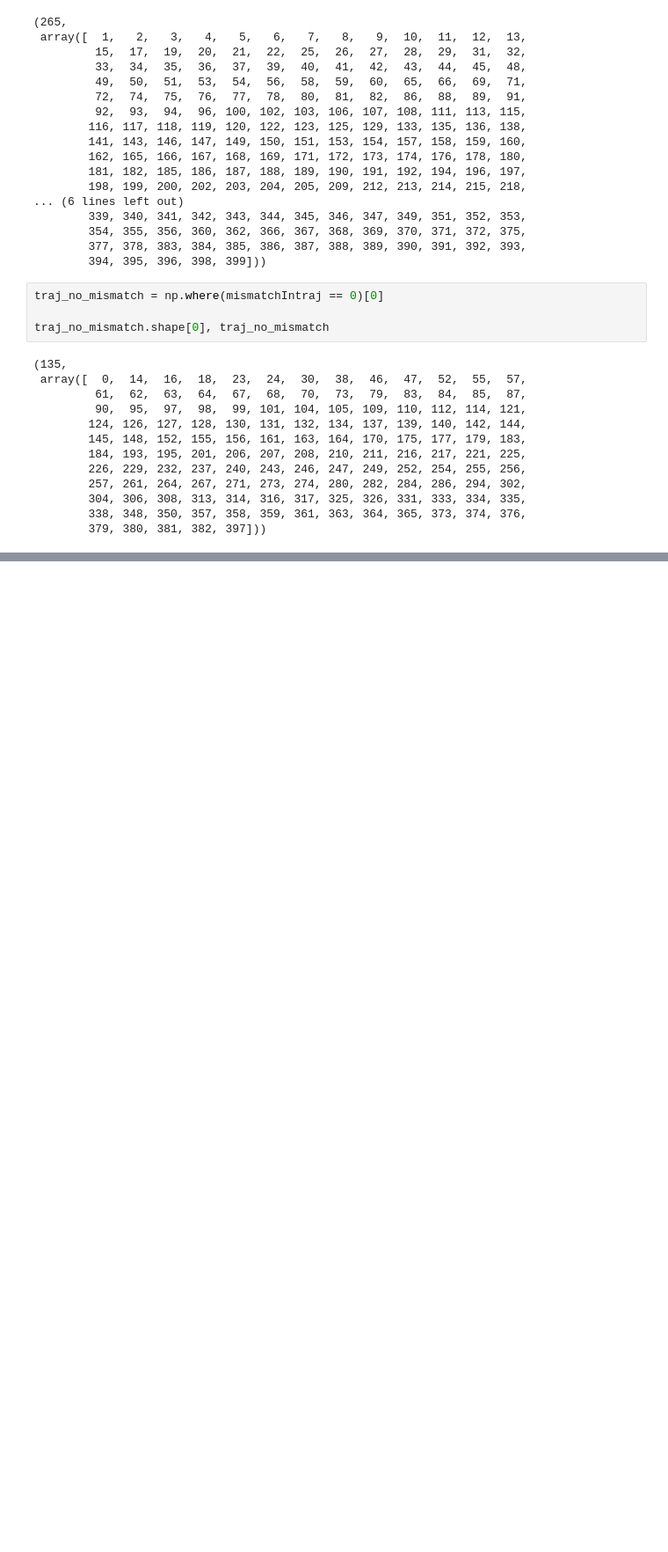
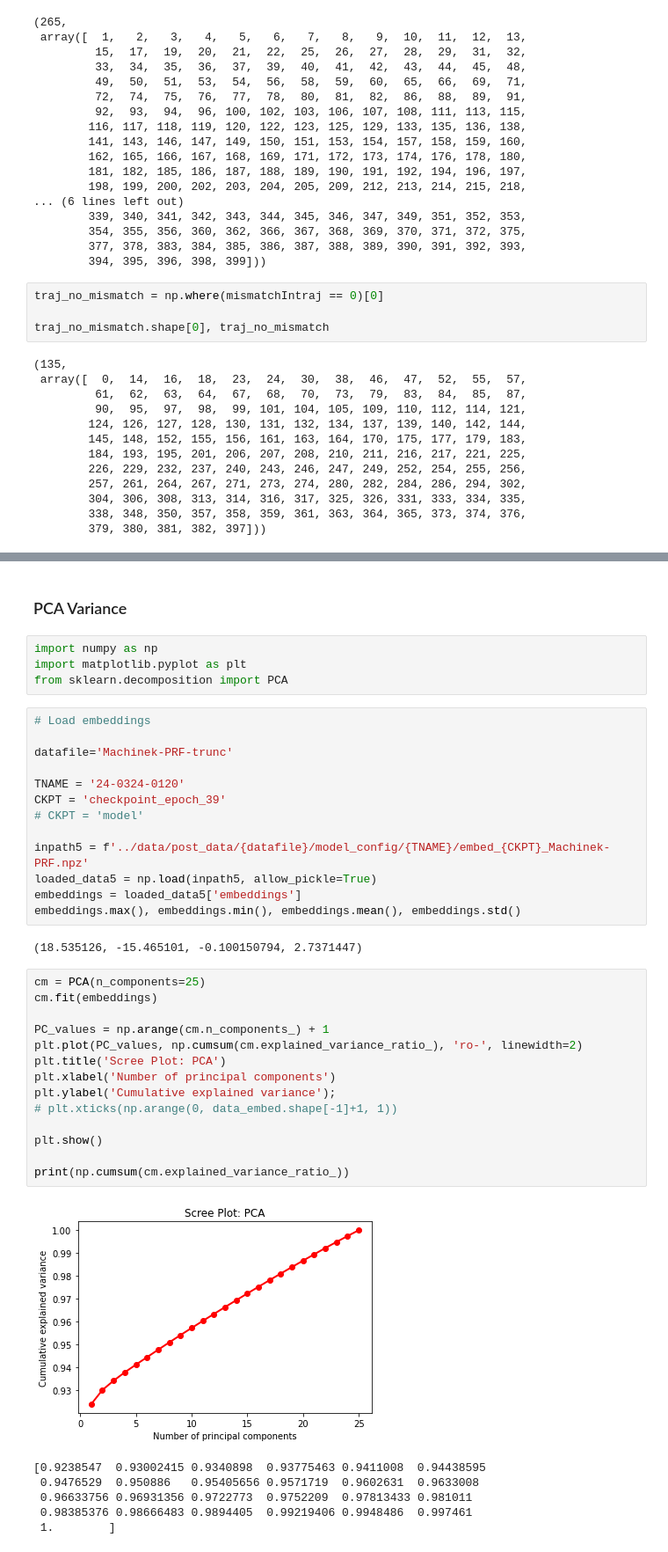
Before and after one commit to chenwei-zhang/ViDa, a Jupyter notebook: vida/threestrand_note_stats.ipynb, the cells around one changed output, grey strips where cells are left out. Shown at 88% size. Saved outputs shown, nothing was run; the diff lists cells and outputs as text; blank space fills up the shorter version.

```diff
--- a/vida/threestrand_note_stats.ipynb
+++ b/vida/threestrand_note_stats.ipynb
@@ -335,0 +400,42 @@ trajs_states[375][-500:]
+# %% [markdown]
+### PCA Variance
+# %%
+import numpy as np
+import matplotlib.pyplot as plt
+from sklearn.decomposition import PCA
+# %%
+# Load embeddings
+
+datafile='Machinek-PRF-trunc'
+
+TNAME = '24-0324-0120'
+CKPT = 'checkpoint_epoch_39'
+# CKPT = 'model'
+
+inpath5 = f'../data/post_data/{datafile}/model_config/{TNAME}/embed_{CKPT}_Machinek-PRF.npz'
+loaded_data5 = np.load(inpath5, allow_pickle=True)
+embeddings = loaded_data5['embeddings']
+embeddings.max(), embeddings.min(), embeddings.mean(), embeddings.std()
+# %% [output]
+(18.535126, -15.465101, -0.100150794, 2.7371447)
+# %%
+cm = PCA(n_components=25)
+cm.fit(embeddings)
+
+PC_values = np.arange(cm.n_components_) + 1
+plt.plot(PC_values, np.cumsum(cm.explained_variance_ratio_), 'ro-', linewidth=2)
+plt.title('Scree Plot: PCA')
+plt.xlabel('Number of principal components')
+plt.ylabel('Cumulative explained variance');
+# plt.xticks(np.arange(0, data_embed.shape[-1]+1, 1))
+
+plt.show()
+
+print(np.cumsum(cm.explained_variance_ratio_))
+# %% [output]
+[figure, added]
+[0.9238547  0.93002415 0.9340898  0.93775463 0.9411008  0.94438595
+ 0.9476529  0.950886   0.95405656 0.9571719  0.9602631  0.9633008
+ 0.96633756 0.96931356 0.9722773  0.9752209  0.97813433 0.981011
+ 0.98385376 0.98666483 0.9894405  0.99219406 0.9948486  0.997461
+ 1.        ]
```
Also changed, not shown: parts of 25 cells of this notebook, 2 other files.
